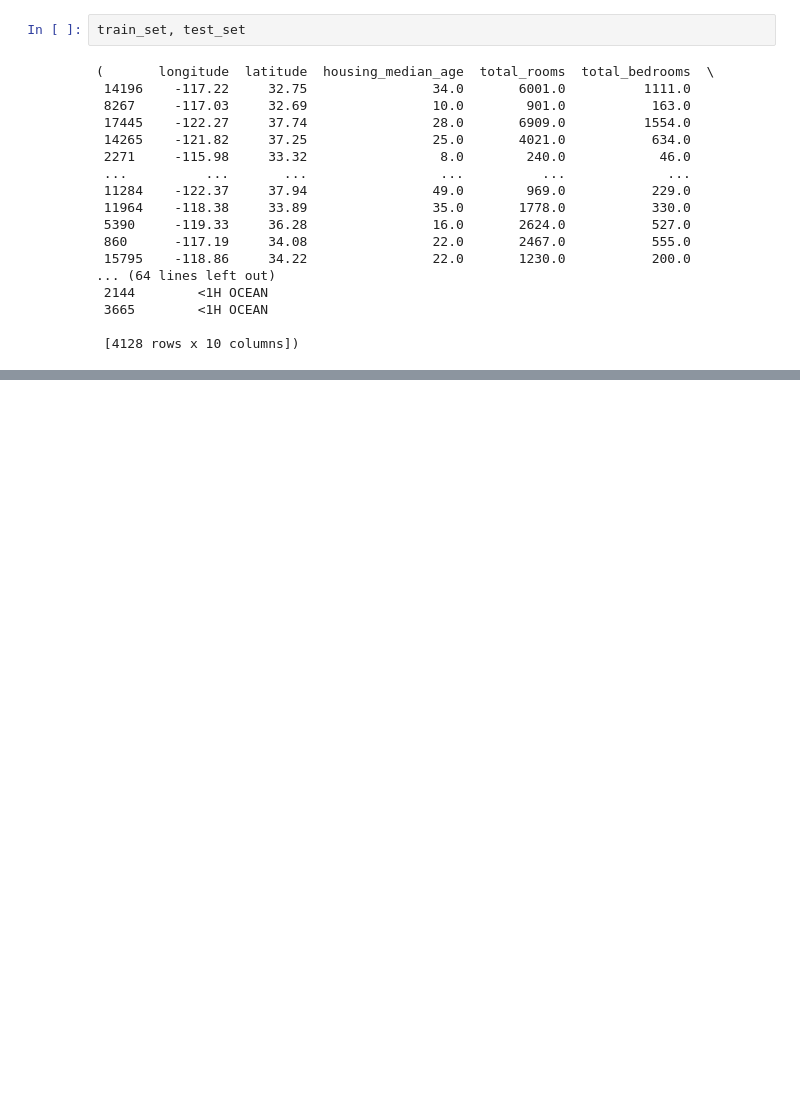
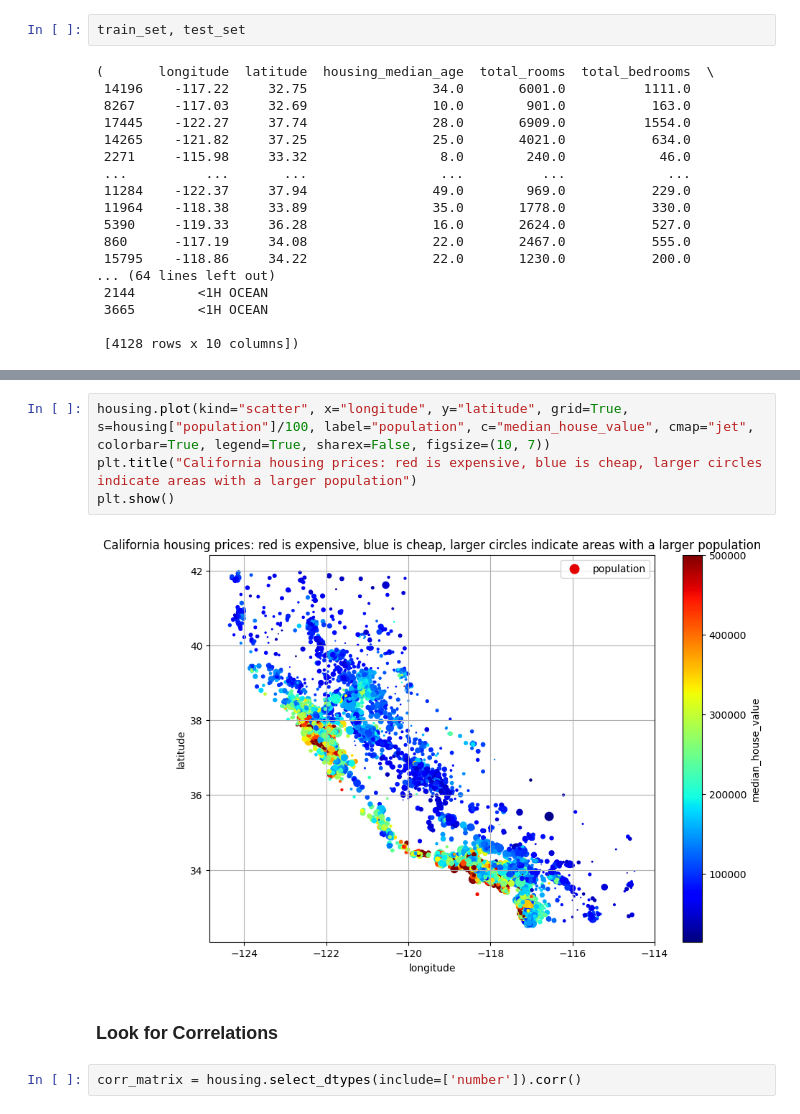
Before and after one commit to tvkk1999/ML_Prac, a Jupyter notebook: 2_End_to_End_ML_Project.ipynb, the cells around one changed output, grey strips where cells are left out. Drawn from its saved outputs; the diff is of its cells as text; blank space fills up the shorter version.

```diff
--- a/2_End_to_End_ML_Project.ipynb
+++ b/2_End_to_End_ML_Project.ipynb
@@ -148,0 +219,10 @@ train_set, test_set
+# %%
+housing.plot(kind="scatter", x="longitude", y="latitude", grid=True, s=housing["population"]/100, label="population", c="median_house_value", cmap="jet", colorbar=True, legend=True, sharex=False, figsize=(10, 7))
+plt.title("California housing prices: red is expensive, blue is cheap, larger circles indicate areas with a larger population")
+plt.show()
+# %% [output]
+[figure, added]
+# %% [markdown]
+### Look for Correlations
+# %%
+corr_matrix = housing.select_dtypes(include=['number']).corr()
```
Also changed, not shown: parts of 40 cells of this notebook.
